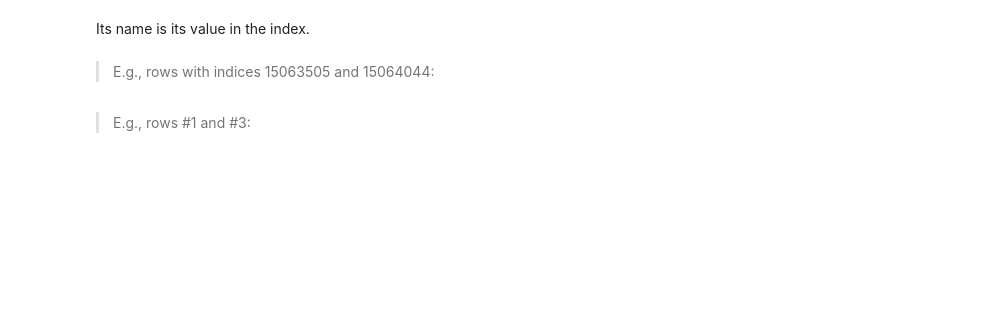
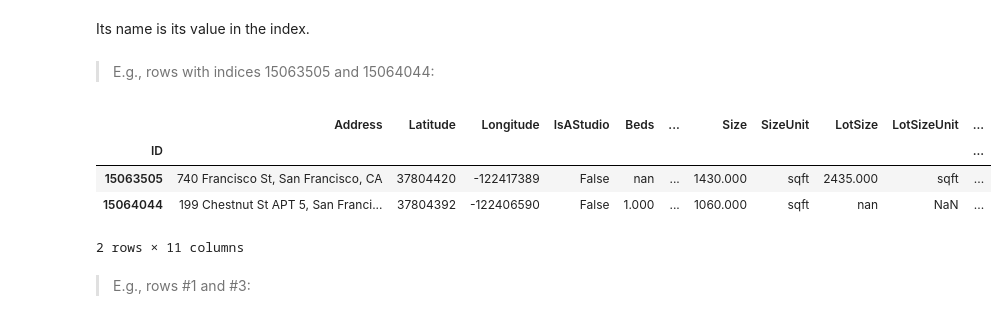
Before and after one commit to sthakuri/DS-SF-36, a Jupyter notebook: classes/03/notebooks/codealong-03-pandas-starter-code.ipynb, the cells around one changed output. Cells and saved outputs as stored; diff of their text form; code cells hidden in the pictures; blank space fills up the shorter version.

```diff
--- a/classes/03/notebooks/codealong-03-pandas-starter-code.ipynb
+++ b/classes/03/notebooks/codealong-03-pandas-starter-code.ipynb
@@ -201,2 +360,10 @@ Its name is its value in the index.
+# %%
+df.loc[[15063505,15064044]]
+# %% [output]
+|  | Address | Latitude | Longitude | IsAStudio | Beds | ... | Size | SizeUnit | LotSize | LotSizeUnit | ... |
+| ID |  |  |  |  |  |  |  |  |  |  | ... |
+| 15063505 | 740 Francisco St, San Francisco, CA | 37804420 | -122417389 | False | nan | ... | 1430.000 | sqft | 2435.000 | sqft | ... |
+| 15064044 | 199 Chestnut St APT 5, San Franci... | 37804392 | -122406590 | False | 1.000 | ... | 1060.000 | sqft | nan | NaN | ... |
+2 rows × 11 columns
 # %% [markdown]
 > E.g., rows #1 and #3:
```
Also changed, not shown: parts of 60 cells of this notebook.
